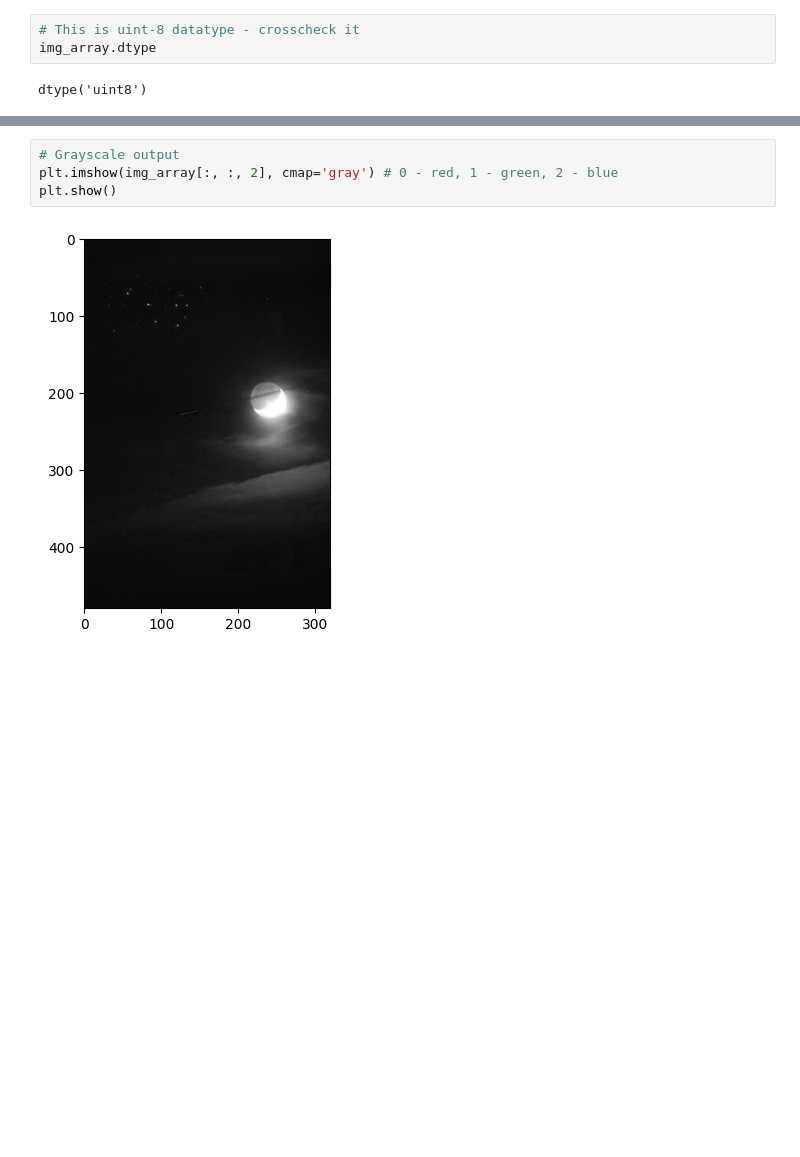
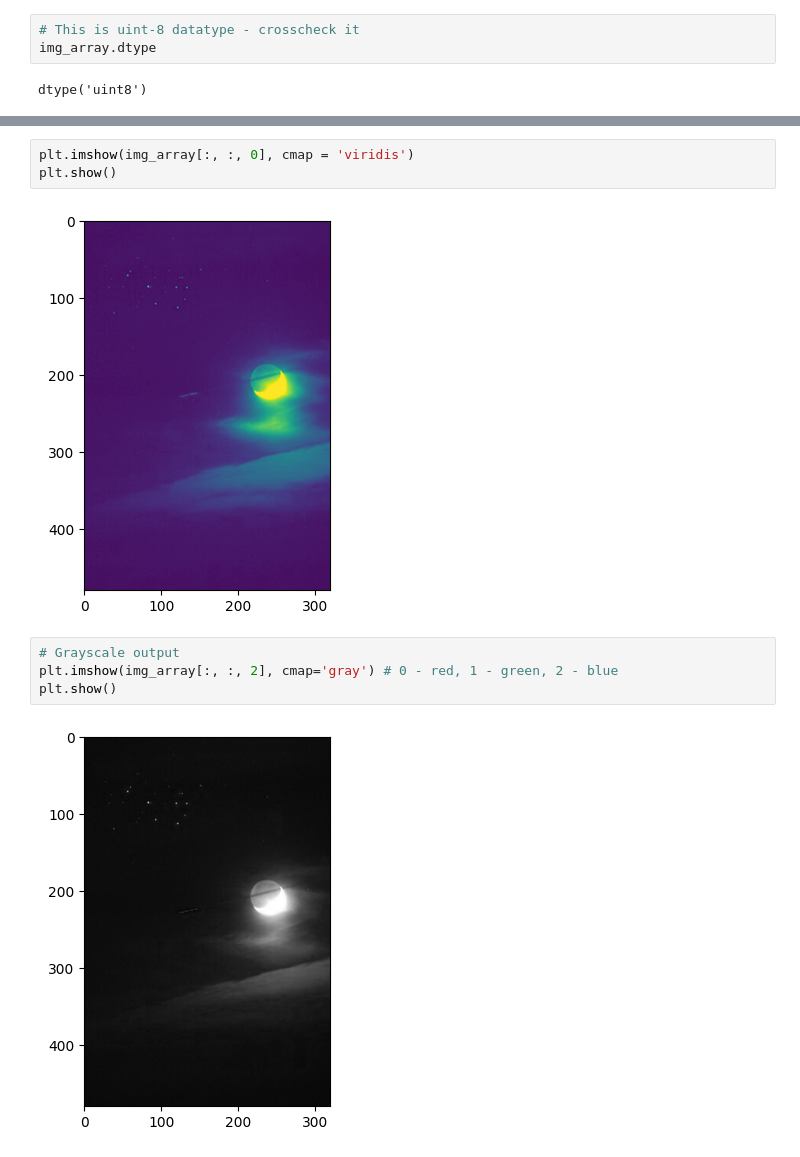
Before and after one commit to MauricioRPF/Spartificial_ML, a Jupyter notebook: W2S3_Python_Libraries_(Completed).ipynb, the cells around one changed output, grey strips where cells are left out. Drawn from its saved outputs; the diff is of its cells as text; blank space fills up the shorter version.

```diff
--- a/W2S3_Python_Libraries_(Completed).ipynb
+++ b/W2S3_Python_Libraries_(Completed).ipynb
@@ -250,3 +265,8 @@ plt.show()
+# %%
+plt.imshow(img_array[:, :, 0], cmap = 'viridis')
+plt.show()
+# %% [output]
+[figure, added]
 # %%
 # Grayscale output
 plt.imshow(img_array[:, :, 2], cmap='gray') # 0 - red, 1 - green, 2 - blue
```
Also changed, not shown: parts of 6 cells of this notebook.
